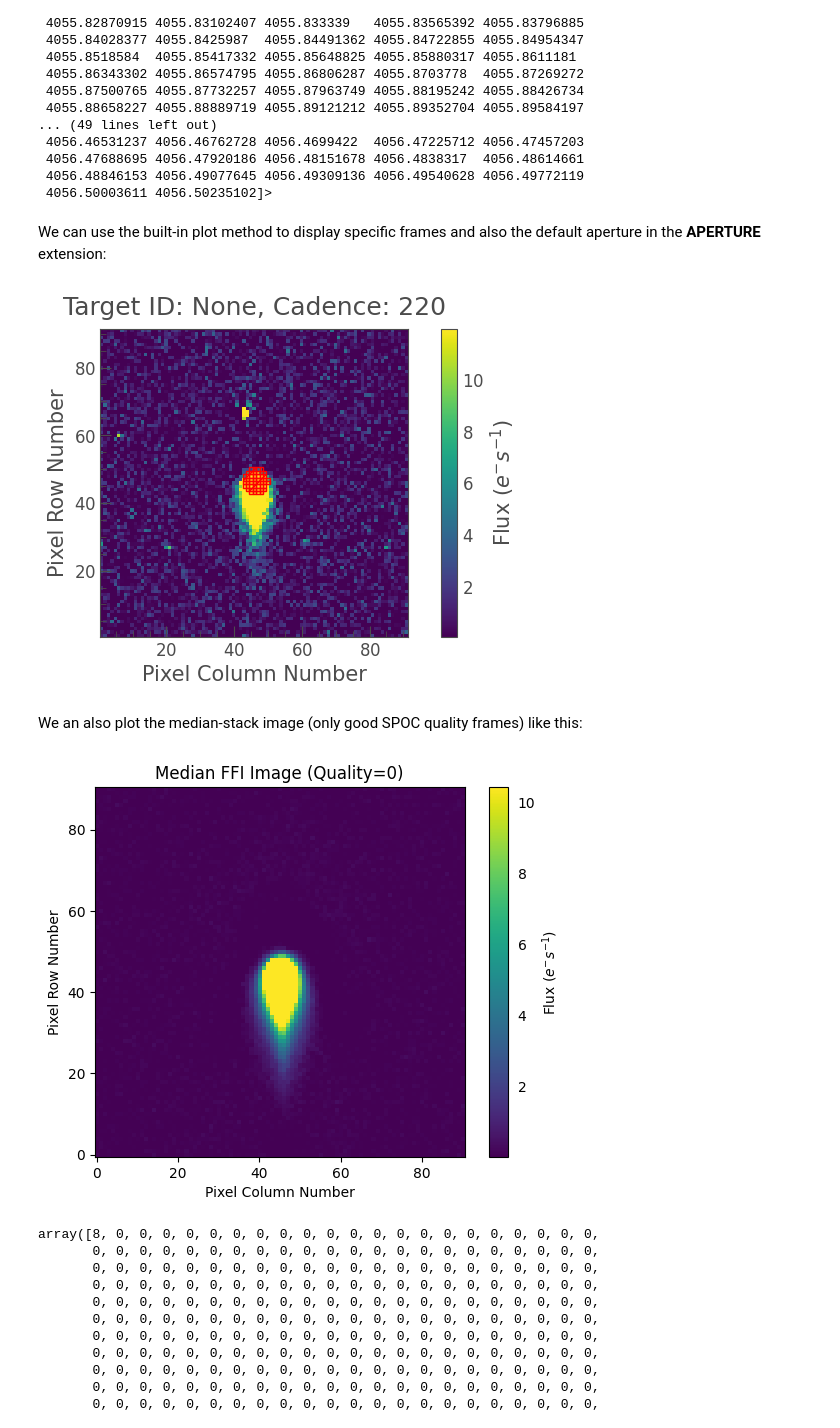
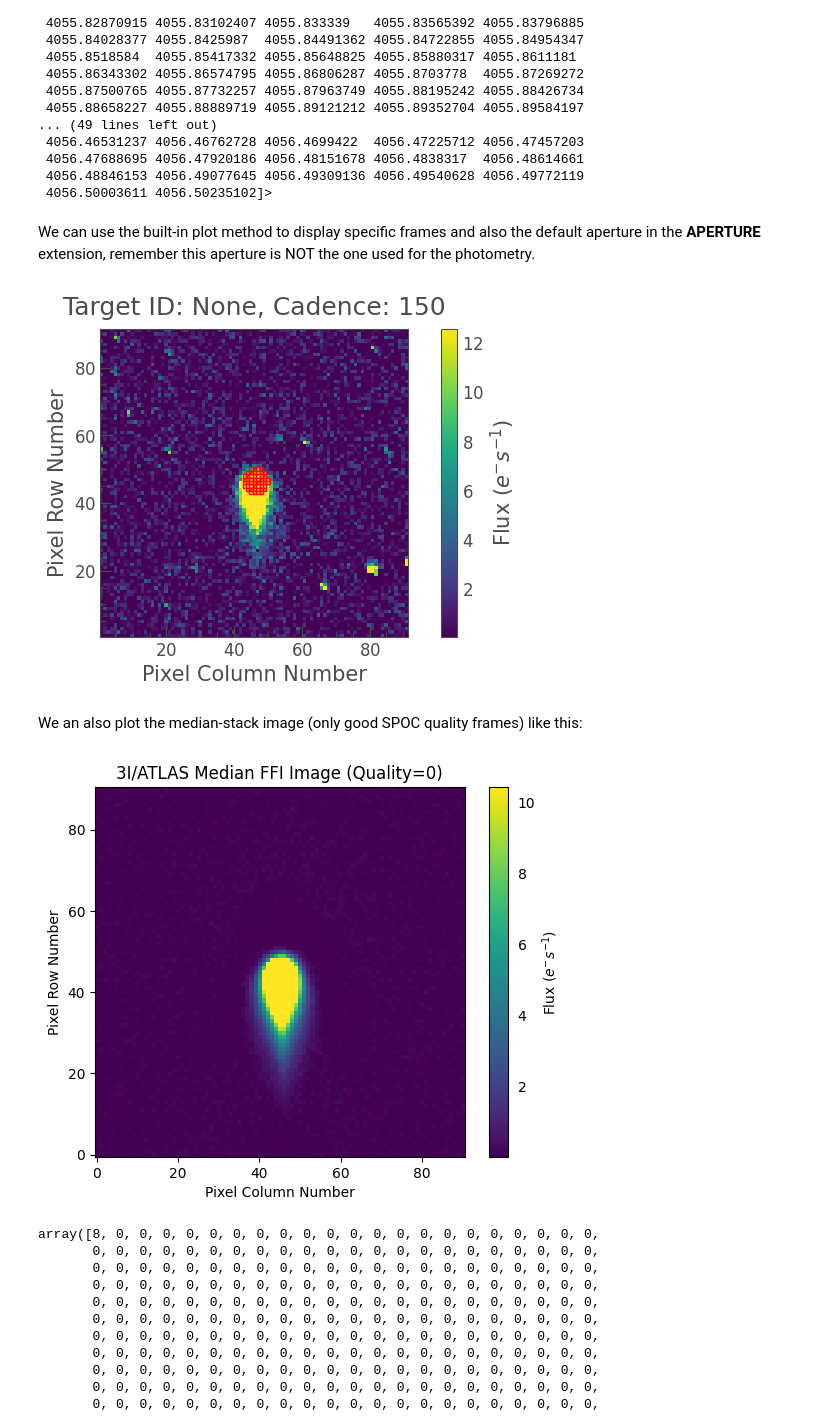
Before and after one commit to jorgemarpa/tess-3iatlas, a Jupyter notebook: notebooks/2026/open_hlsp_data.ipynb, the cells around one changed output. Saved outputs shown, nothing was run; the diff lists cells and outputs as text; code cells hidden in the pictures.

```diff
--- a/notebooks/2026/open_hlsp_data.ipynb
+++ b/notebooks/2026/open_hlsp_data.ipynb
@@ -56,6 +56,7 @@ tpf = lk.read(
     "../../data/2026/hlsp_tess-3i_tess_ffi_3iatlas-s1751-cam2-ccd3_tess_v1.0_tp.fits",
     quality_bitmask="none",  # we set quality_bitmask to none to see all data
 )
+tpf.target = "3I/ATLAS"  # set a more user-friendly name for plots
 tpf
 # %% [output]
 TessTargetPixelFile(TICID: None)
@@ -87,23 +88,23 @@ tpf.time
  4056.48846153 4056.49077645 4056.49309136 4056.49540628 4056.49772119
  4056.50003611 4056.50235102]>
 # %% [markdown]
-We can use the built-in plot method to display specific frames and also the default aperture in the **APERTURE** extension:
+We can use the built-in plot method to display specific frames and also the default aperture in the **APERTURE** extension, remember this aperture is NOT the one used for the photometry.
 # %%
-nt = 220
+nt = 150
 tpf.plot(frame=nt, aperture_mask="default")
 plt.show()
 # %% [output]
-[figure, old version]
+[figure, new version]
 # %% [markdown]
 We an also plot the median-stack image (only good SPOC quality frames) like this:
 # %%
 lk.targetpixelfile.plot_image(
     sigma_clipped_stats(tpf.flux[tpf.quality == 0], axis=0)[1],
-    title="Median FFI Image (Quality=0)"
+    title=f"{tpf.target} Median FFI Image (Quality=0)"
     )
 plt.show()
 # %% [output]
-[figure, old version]
+[figure, new version]
 # %%
 # this is the SPOC quality flag array
 tpf.quality
```
Also changed, not shown: parts of 18 cells of this notebook, 1 other file.
